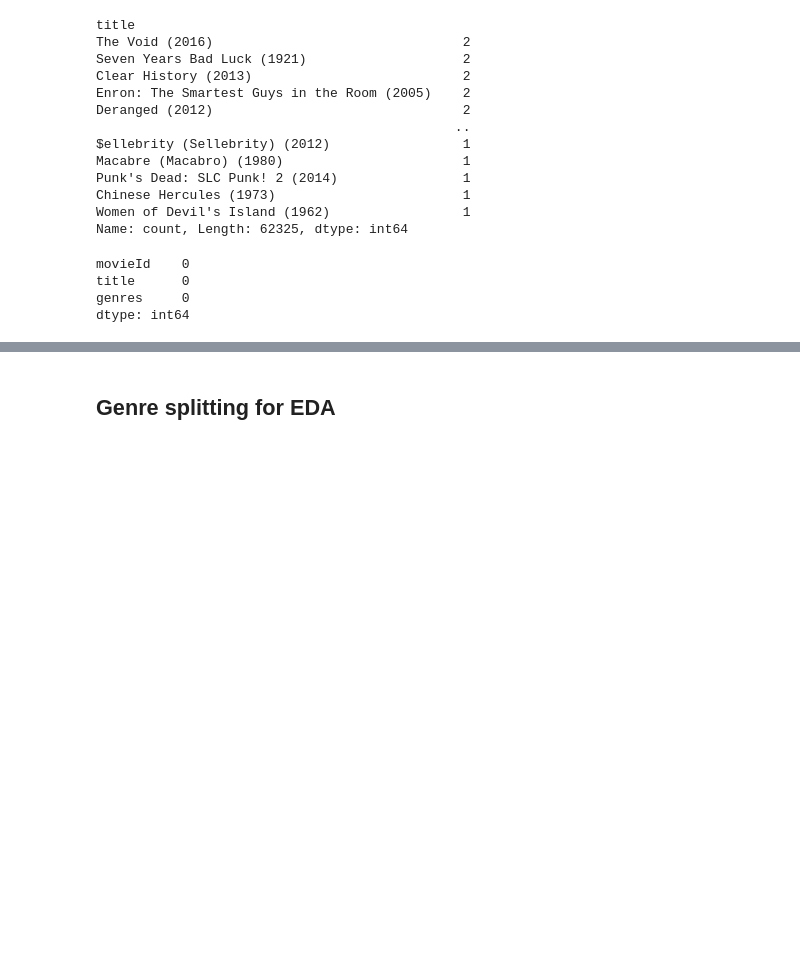
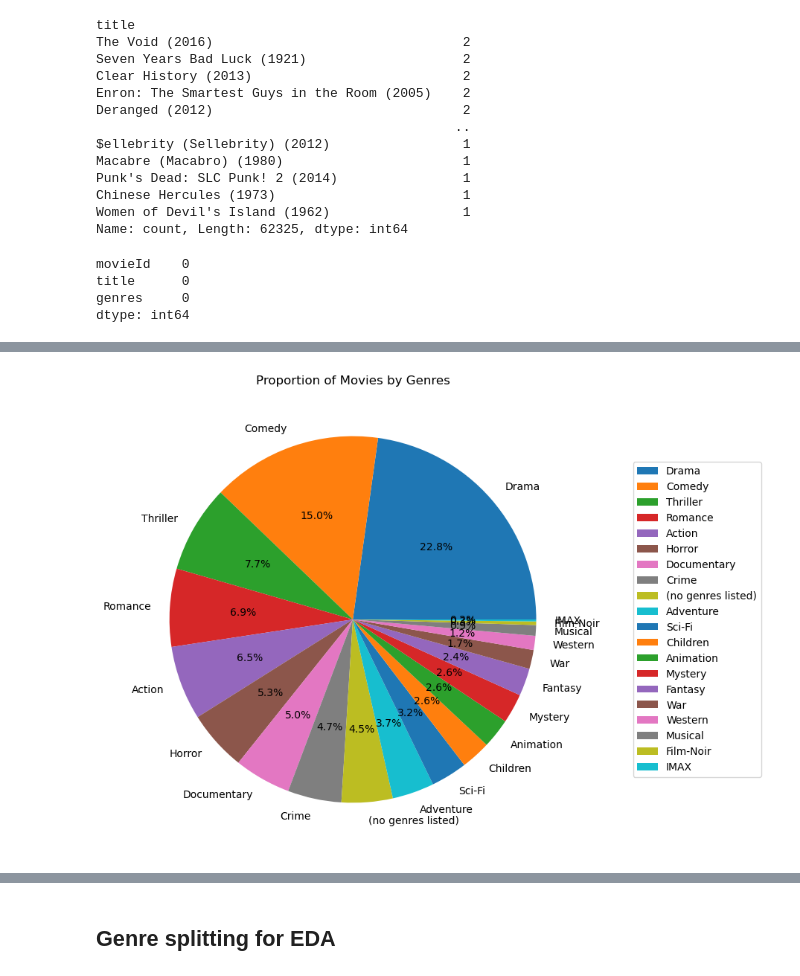
Before and after one commit to IC2020341/Capstone_Project, a Jupyter notebook: Jupyter Notebook/Capstone Project Jupyter Notebook.ipynb, the cells around one changed output, grey strips where cells are left out. Drawn from its saved outputs; the diff is of its cells as text; code cells hidden in the pictures; blank space fills up the shorter version.

```diff
--- a/Jupyter Notebook/Capstone Project Jupyter Notebook.ipynb
+++ b/Jupyter Notebook/Capstone Project Jupyter Notebook.ipynb
@@ -103,0 +118,10 @@ dtype: int64
+# %%
+plt.figure(figsize=(10, 8))
+genres_count = movies['genres'].str.split('|', expand=True).stack().value_counts()
+genres_count.plot(kind='pie', autopct='%1.1f%%')
+plt.legend(genres_count.index, loc="center left", bbox_to_anchor=(1.1, 0, 0.5, 1))
+plt.title('Proportion of Movies by Genres')
+plt.ylabel('')
+plt.show()
+# %% [output]
+[figure, added]
```
Also changed, not shown: parts of 30 cells of this notebook, 1 other file.
